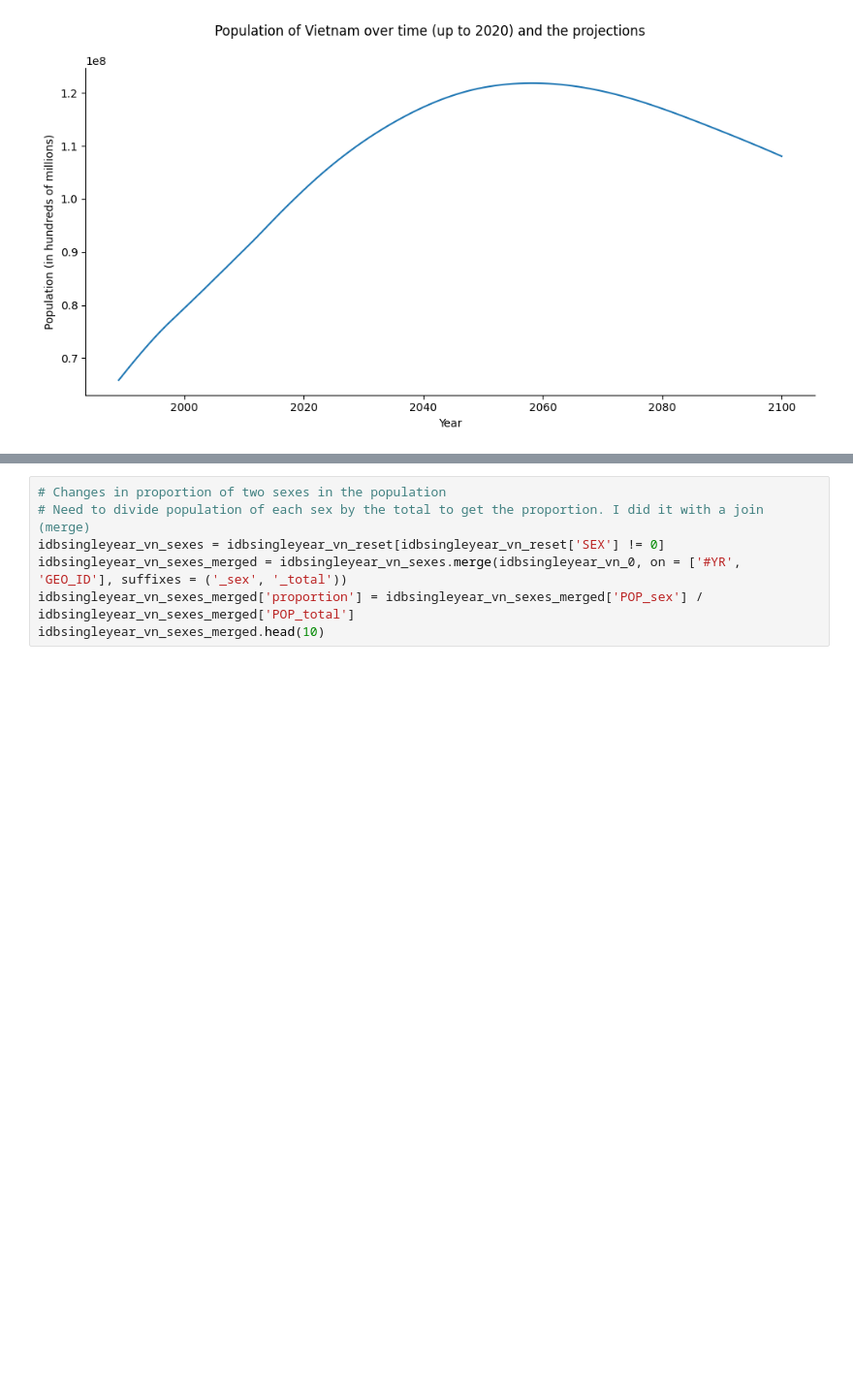
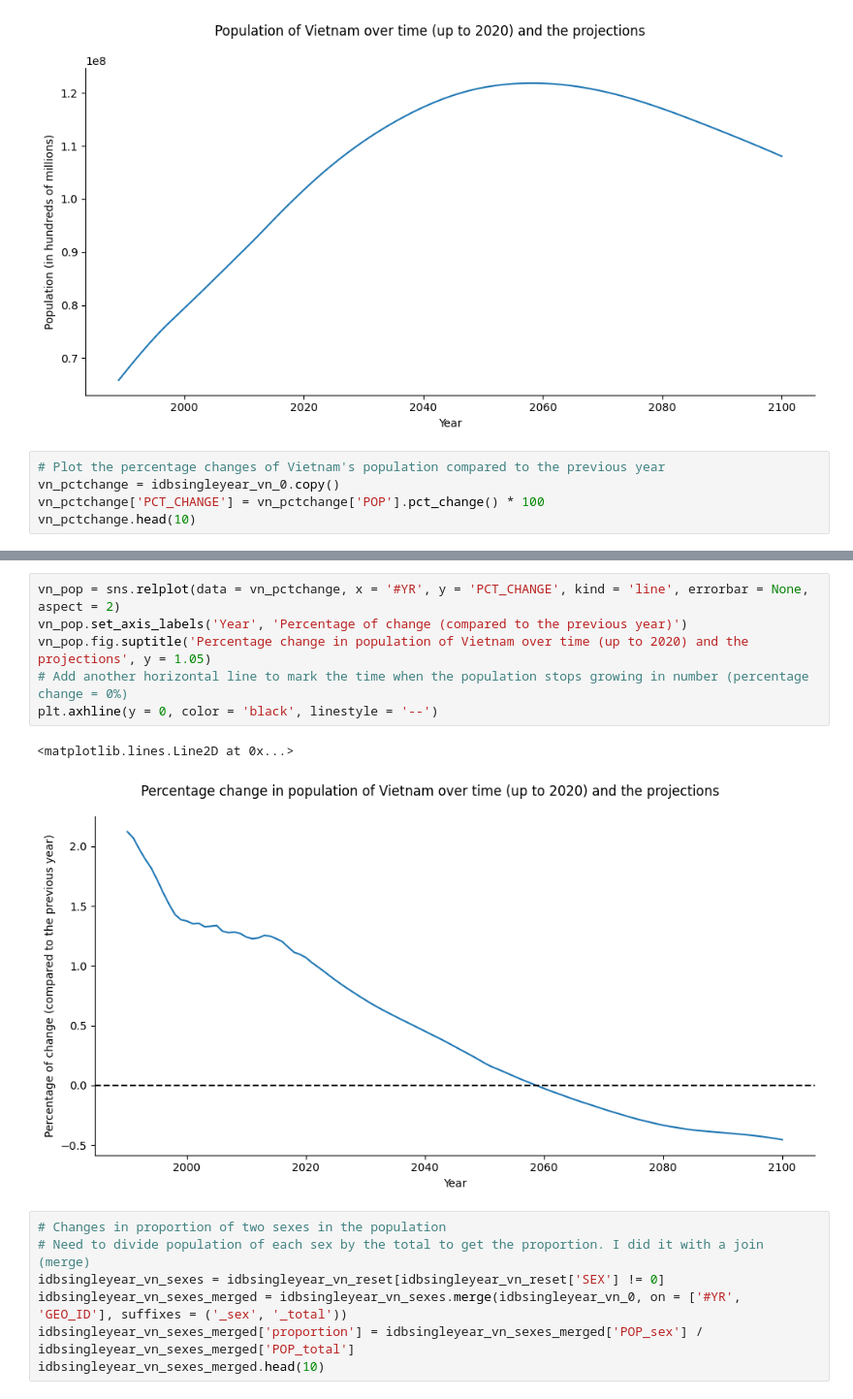
Before and after one commit to thaianle/international-database, a Jupyter notebook: idbsingleyear-python.ipynb, the cells around one changed output, grey strips where cells are left out. Shown at 97% size. Drawn from its saved outputs; the diff is of its cells as text; blank space fills up the shorter version.

Commit message:
Continue to explore IDB Single Year data
I also decided to leave my Power BI dashboard project for later.

```diff
--- a/idbsingleyear-python.ipynb
+++ b/idbsingleyear-python.ipynb
@@ -210,3 +212,8 @@ vn_pop.fig.suptitle('Population of Vietnam over time (up to 2020) and the projec
 # %% [output]
 Text(0.5, 1.05, 'Population of Vietnam over time (up to 2020) and the projections')
 [figure]
+# %%
+# Plot the percentage changes of Vietnam's population compared to the previous year
+vn_pctchange = idbsingleyear_vn_0.copy()
+vn_pctchange['PCT_CHANGE'] = vn_pctchange['POP'].pct_change() * 100
+vn_pctchange.head(10)
@@ -213,3 +232,12 @@ Text(0.5, 1.05, 'Population of Vietnam over time (up to 2020) and the projection
+# %%
+vn_pop = sns.relplot(data = vn_pctchange, x = '#YR', y = 'PCT_CHANGE', kind = 'line', errorbar = None, aspect = 2)
+vn_pop.set_axis_labels('Year', 'Percentage of change (compared to the previous year)')
+vn_pop.fig.suptitle('Percentage change in population of Vietnam over time (up to 2020) and the projections', y = 1.05)
+# Add another horizontal line to mark the time when the population stops growing in number (percentage change = 0%)
+plt.axhline(y = 0, color = 'black', linestyle = '--')
+# %% [output]
+<matplotlib.lines.Line2D at 0x...>
+[figure, added]
 # %%
 # Changes in proportion of two sexes in the population
 # Need to divide population of each sex by the total to get the proportion. I did it with a join (merge)
```
Also changed, not shown: parts of 8 cells of this notebook, 1 other file.
